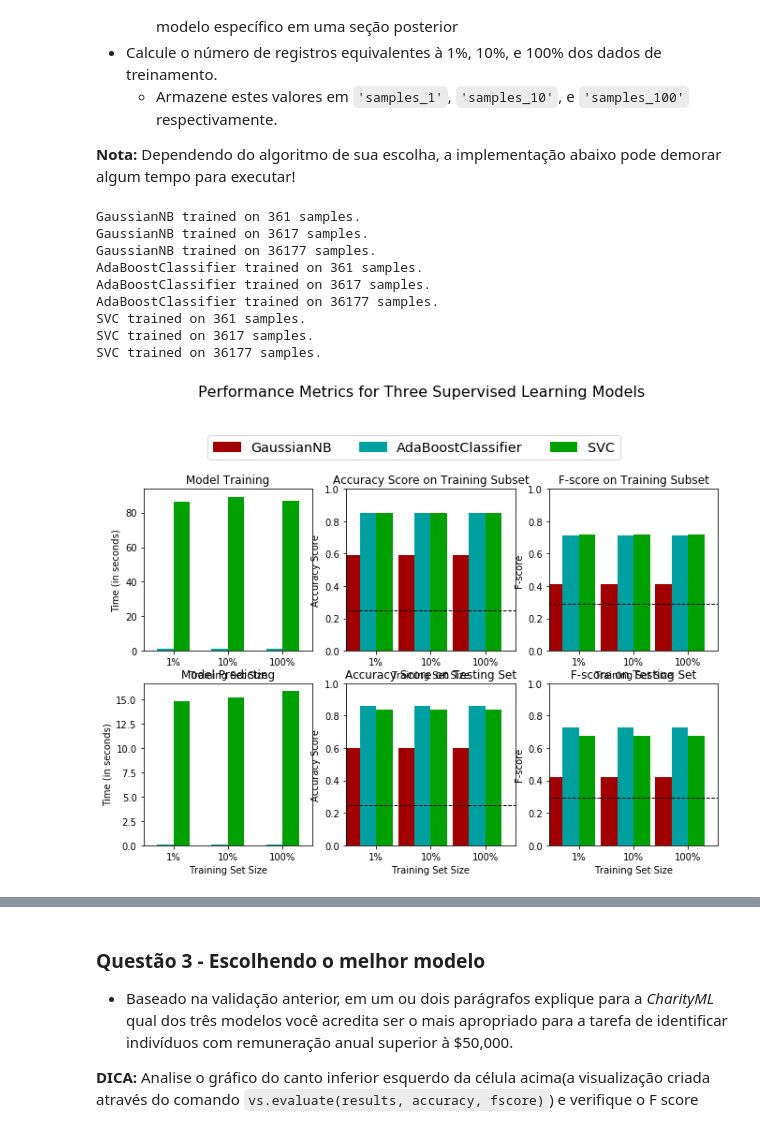
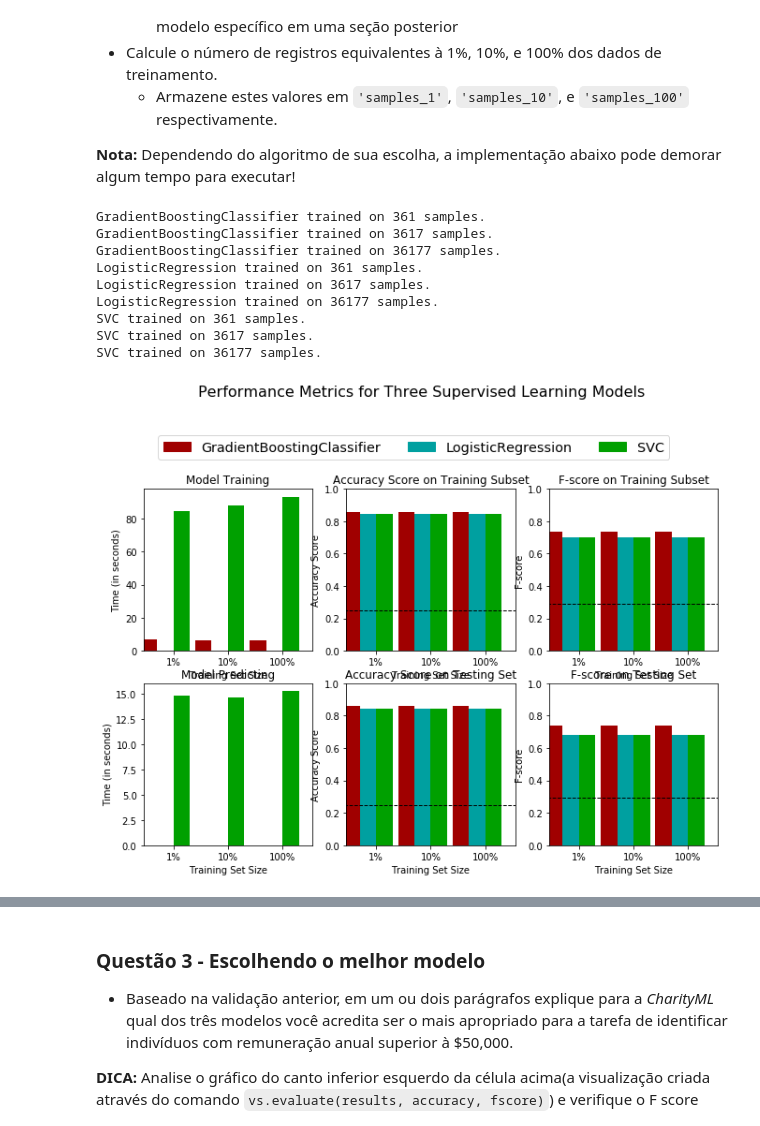
Before and after one commit to andrefsmelo/udacity-ml-eng, a Jupyter notebook: 1_supervised_learning/finding_donors/finding_donors_PT.ipynb, the cells around one changed output, grey strips where cells are left out. Saved outputs shown, nothing was run; the diff lists cells and outputs as text; code cells hidden in the pictures.

```diff
--- a/1_supervised_learning/finding_donors/finding_donors_PT.ipynb
+++ b/1_supervised_learning/finding_donors/finding_donors_PT.ipynb
@@ -383,46 +383,43 @@ No código da célular, você precisará implementar o seguinte:
 # %%
 # TODO: Importe os três modelos de aprendizado supervisionado da sklearn
 
-# Naive Bayes
-from sklearn.naive_bayes import GaussianNB
-# AdaBoost with Decision Trees
-from sklearn.ensemble import AdaBoostClassifier
-from sklearn.tree import DecisionTreeClassifier
-# SVM
+from sklearn.ensemble import GradientBoostingClassifier
+from sklearn.linear_model import LogisticRegression
 from sklearn.svm import SVC
 
+
 # TODO: Inicialize os três modelos
-clf_A = GaussianNB()
-clf_B = AdaBoostClassifier(random_state=101)
-clf_C = SVC(gamma='auto', random_state=101)
+clf_A = GradientBoostingClassifier(random_state=101)
+clf_B = LogisticRegression(solver='liblinear', random_state=101)
+clf_C = SVC(gamma='scale', random_state=101)
 
 # TODO: Calcule o número de amostras para 1%, 10%, e 100% dos dados de treinamento
 # HINT: samples_100 é todo o conjunto de treinamento e.x.: len(y_train)
 # HINT: samples_10 é 10% de samples_100
 # HINT: samples_1 é 1% de samples_100
 samples_100 = len(y_train)
 samples_10 = int(len(y_train)*0.1)
 samples_1 = int(len(y_train)*0.01)
 
 # Colete os resultados dos algoritmos de aprendizado
 results = {}
 for clf in [clf_A, clf_B, clf_C]:
     clf_name = clf.__class__.__name__
     results[clf_name] = {}
     for i, samples in enumerate([samples_1, samples_10, samples_100]):
         results[clf_name][i] = \
         train_predict(clf, samples, X_train, y_train, X_test, y_test)
 
 # Run metrics visualization for the three supervised learning models chosen
 vs.evaluate(results, accuracy, fscore)
 # %% [output]
-GaussianNB trained on 361 samples.
-GaussianNB trained on 3617 samples.
-GaussianNB trained on 36177 samples.
-AdaBoostClassifier trained on 361 samples.
-AdaBoostClassifier trained on 3617 samples.
-AdaBoostClassifier trained on 36177 samples.
+GradientBoostingClassifier trained on 361 samples.
+GradientBoostingClassifier trained on 3617 samples.
+GradientBoostingClassifier trained on 36177 samples.
+LogisticRegression trained on 361 samples.
+LogisticRegression trained on 3617 samples.
+LogisticRegression trained on 36177 samples.
 SVC trained on 361 samples.
 SVC trained on 3617 samples.
 SVC trained on 36177 samples.
-[figure, old version]
+[figure, new version]
```
Also changed, not shown: parts of 7 cells of this notebook.
